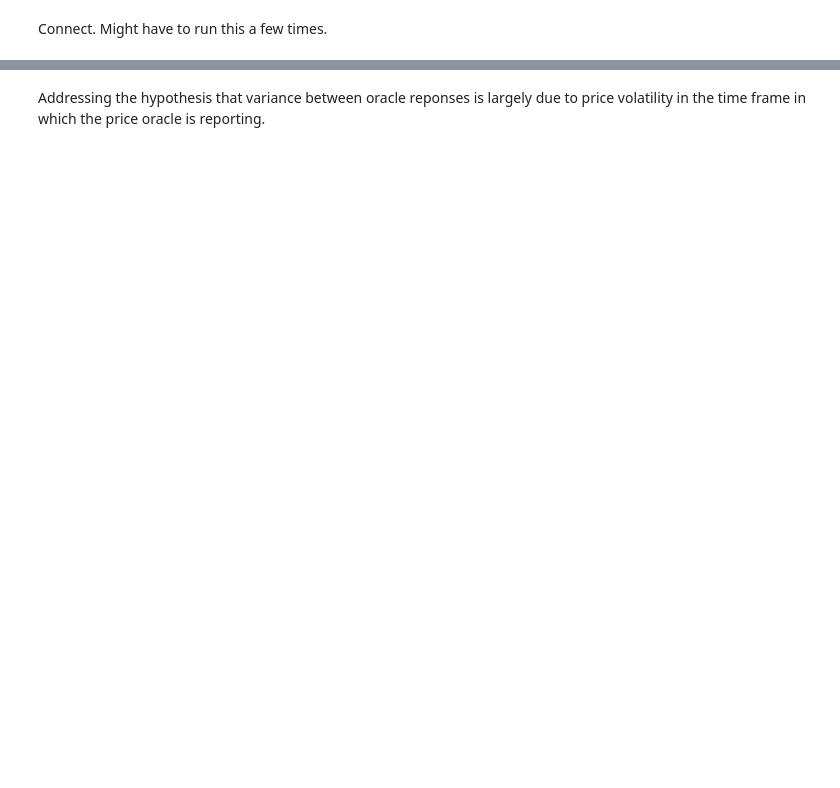
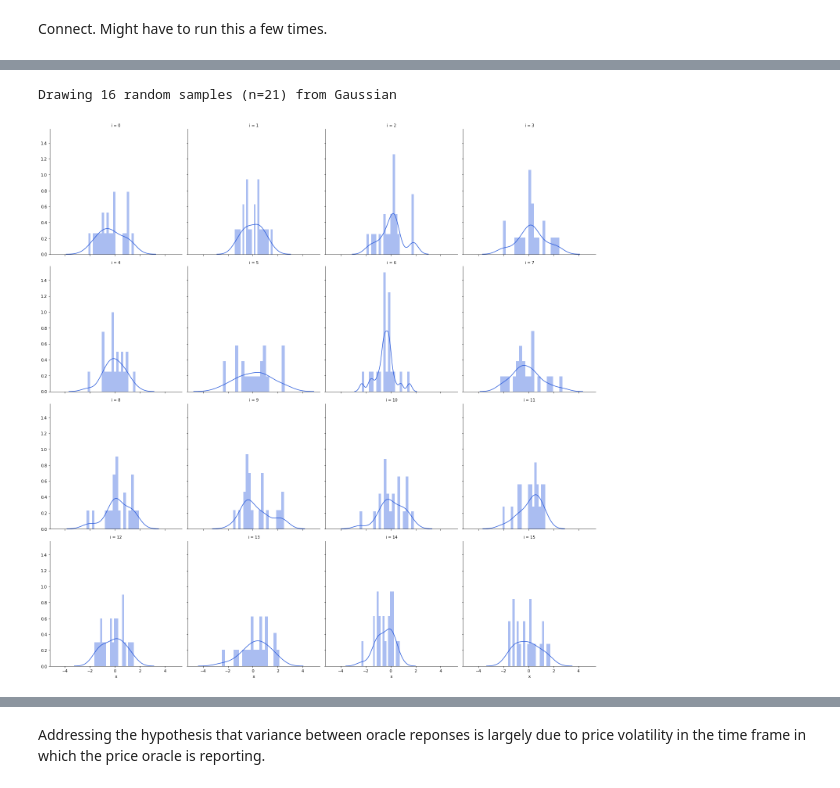
Before and after one commit to sassmilic/chainlink-price-contract-analysis, a Jupyter notebook: chainlink price feed analysis.ipynb, the cells around one changed output, grey strips where cells are left out. Saved outputs shown, nothing was run; the diff lists cells and outputs as text; code cells hidden in the pictures; blank space fills up the shorter version.

```diff
--- a/chainlink price feed analysis.ipynb
+++ b/chainlink price feed analysis.ipynb
@@ -253,15 +95,0 @@ frequency of total number of oracle responses
-# %%
-print('Randomly generated samples (n=21) from a normal distribution')
-d = defaultdict(list)
-for i in range(16):
-    # we even seed with a quantum random number generator!
-    seed = quantumrandom.get_data()
-    np.random.seed(seed)
-    x = np.random.normal(size=21)
-    for j in range(21):
-        d['i'].append(i)
-        d['x'].append(x[j])
-
-df = pd.DataFrame(d)
-g = sns.FacetGrid(df, col="i", col_wrap=4, height=5, aspect=1)
-g.map(sns.distplot, "x", **{'bins': 20, 'color': CHAINLINK_BLUE});
@@ -308,0 +136,22 @@ Violin plots from last 10 rounds; prices are mean centered.
+# %%
+def generate_random_gaussians(sample_size, ndists):
+    print('Drawing {} random samples (n={}) from Gaussian'.format(ndists, sample_size))
+    d = defaultdict(list)
+    for i in range(ndists):
+        # we even seed with a quantum random number generator!
+        seed = quantumrandom.get_data()
+        np.random.seed(seed)
+        x = np.random.normal(size=sample_size)
+        for j in range(21):
+            d['i'].append(i)
+            d['x'].append(x[j])
+    return pd.DataFrame(d)
+# %%
+N_SAMPLES = 16
+
+df = generate_random_gaussians(21, N_SAMPLES)
+g = sns.FacetGrid(df, col="i", col_wrap=4, height=5, aspect=1)
+g.map(sns.distplot, "x", **{'bins': 20, 'color': CHAINLINK_BLUE});
+# %% [output]
+Drawing 16 random samples (n=21) from Gaussian
+[figure, added]
```
Also changed, not shown: parts of 79 cells of this notebook.
